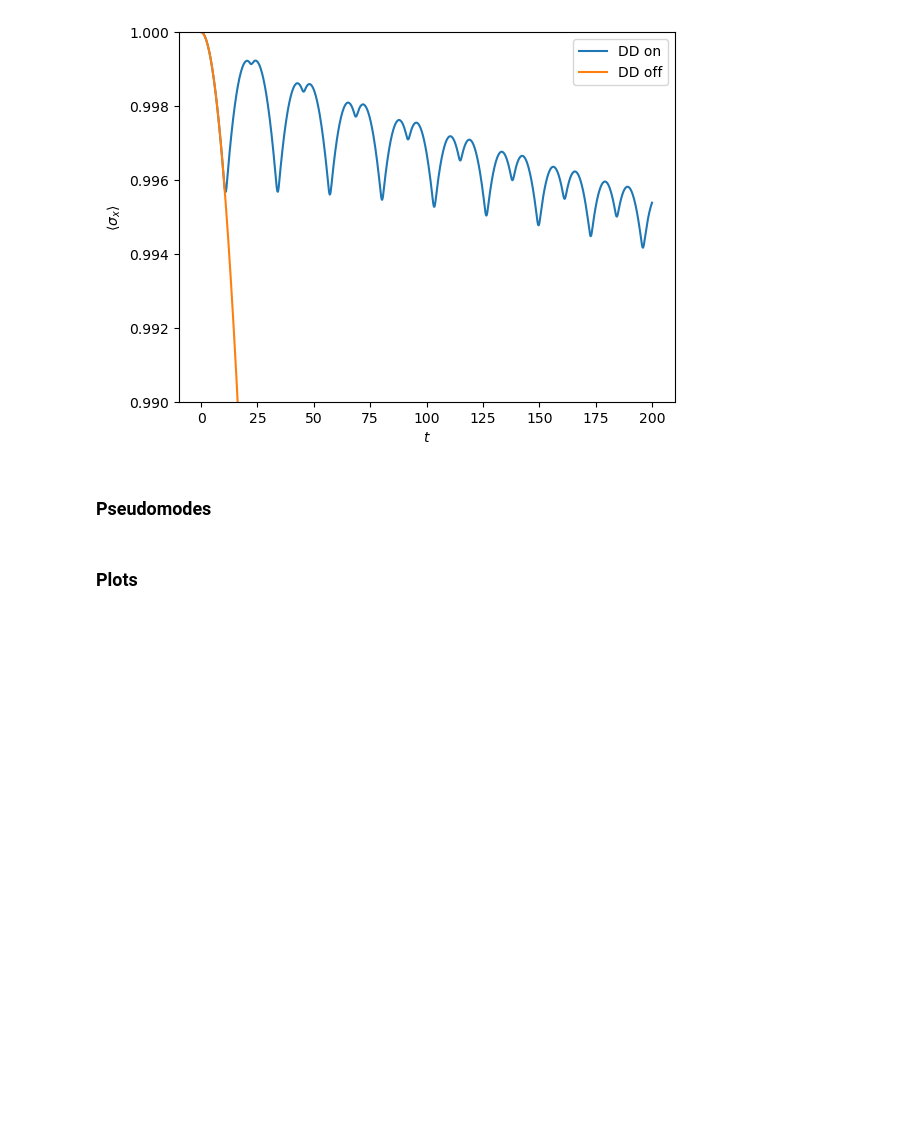
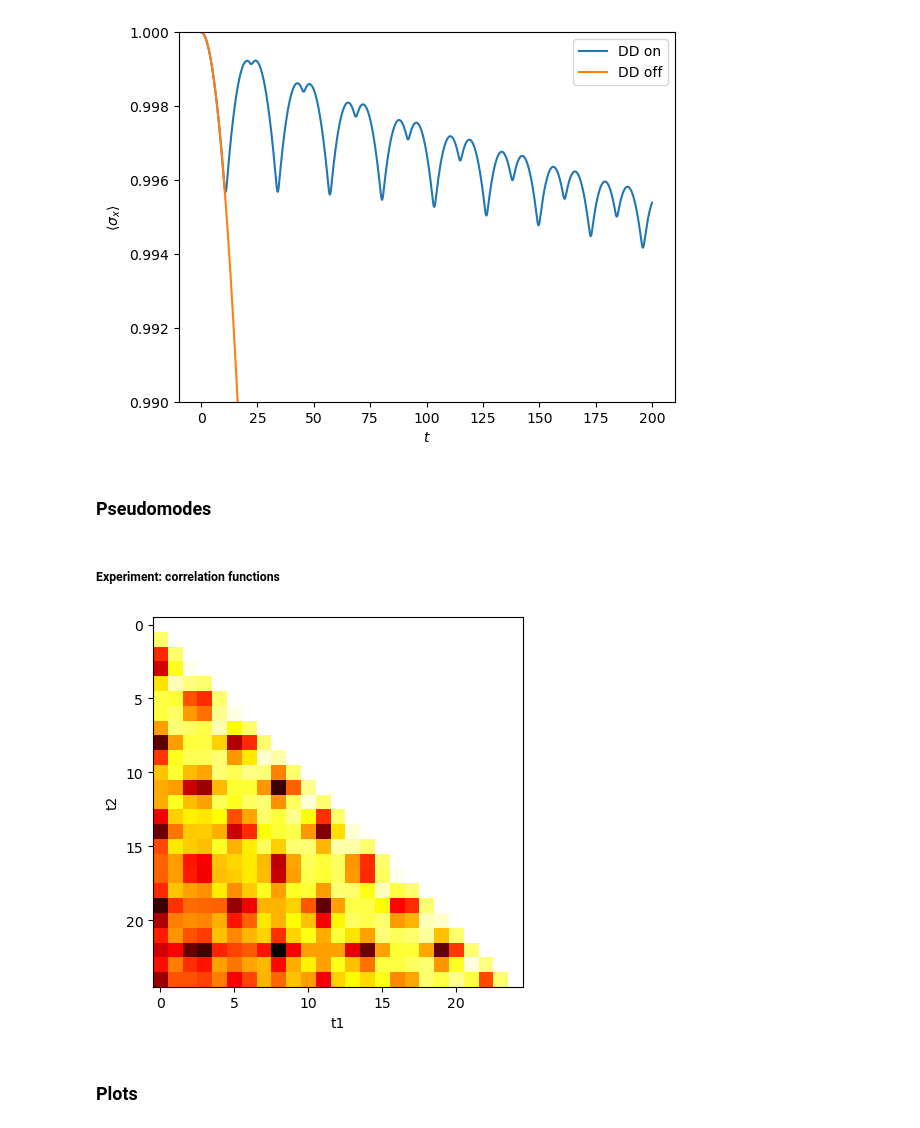
Before and after one commit to pmenczel/Pseudomode-Examples, a Jupyter notebook: example2.ipynb, the cells around one changed output. Cells and saved outputs as stored; diff of their text form; code cells hidden in the pictures; blank space fills up the shorter version.

Commit message:
Correlation function

```diff
--- a/example2.ipynb
+++ b/example2.ipynb
@@ -171,6 +171,50 @@ for Omega in pmsol.keys():
     pmsol[Omega] = result
     result.options._feedback = None
     qt.qsave(result, path)
+# %% [markdown]
+##### Experiment: correlation functions
+# %%
+Omega = 15
+TLIST2 = np.linspace(0, 100, 25)
+
+H_, rho0_, lindblad_ops, rates = setup_pms(Omega)
+liouvillian = -1j * qt.spre(H_) + 1j * qt.spost(H_)
+for L, gamma in zip(lindblad_ops, rates):
+    LdL = L.dag() * L
+    liouvillian += gamma * (qt.sprepost(L, L.dag()) - .5 * qt.spre(LdL) - .5 * qt.spost(LdL))
+# %%
+rho_of_t = qt.mesolve(liouvillian, rho0_, TLIST2,
+                      options={**PM_OPTIONS, 'store_states': True})
+# %%
+result = {}
+sx_ = qt.sigmax() & PM_IDENTITY
+
+for t1, rho_t1 in zip(TLIST2, rho_of_t.states):
+    remaining_tlist = TLIST2[TLIST2 >= t1]
+    print(f"t1 = {t1}, computing {len(remaining_tlist)} points")
+    if len(remaining_tlist) == 1:
+        result[(t1, t1)] = (sx_ * sx_ * rho_t1).tr()
+        continue
+
+    tmp = qt.mesolve(liouvillian, sx_ * rho_t1, remaining_tlist,
+                     options={**PM_OPTIONS, 'store_states': True})
+    for t2, tmp_res in zip(remaining_tlist, tmp.states):
+        result[(t1, t2)] = (sx_ * tmp_res).tr()
+# %%
+plot_data = []
+
+for t2 in TLIST2:
+    row = []
+    for t1 in TLIST2:
+        row.append(result.get((t1,t2), 1))
+    plot_data.append(row)
+
+plt.imshow(np.abs(plot_data), cmap='hot', interpolation='nearest')
+plt.xlabel("t1")
+plt.ylabel("t2")
+plt.show()
+# %% [output]
+[figure, added]
 # %% [markdown]
 ### Plots
 # %%
```
